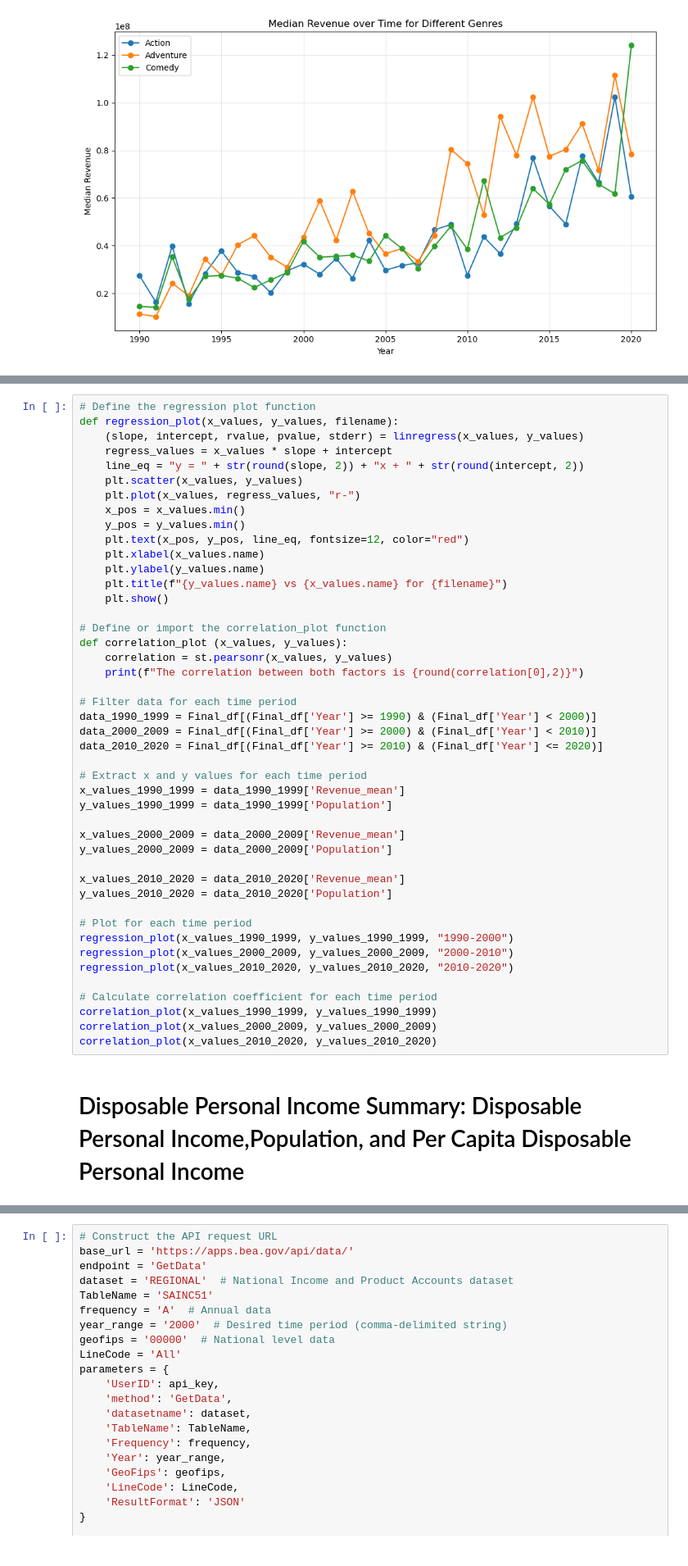
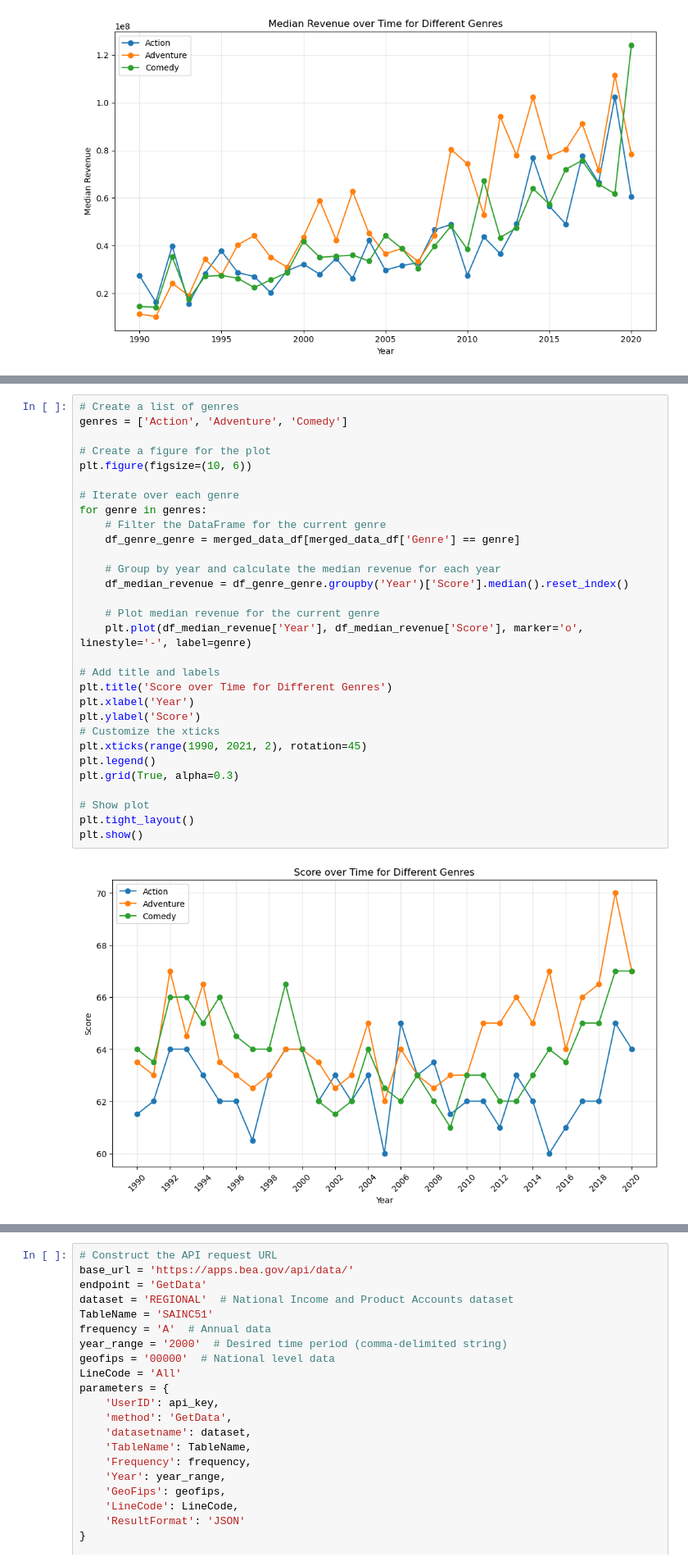
Before and after one commit to hatkiet/Project-1-Red-Team, a Jupyter notebook: Visual_1_figures.ipynb, the cells around one changed output, grey strips where cells are left out. Shown at 82% size. Cells and saved outputs as stored; diff of their text form.

```diff
--- a/Visual_1_figures.ipynb
+++ b/Visual_1_figures.ipynb
@@ -756,47 +405,32 @@ correlation_plot(x_values_2010_2020, y_values_2010_2020)
-# %%
-# Define the regression plot function
-def regression_plot(x_values, y_values, filename):
-    (slope, intercept, rvalue, pvalue, stderr) = linregress(x_values, y_values)
-    regress_values = x_values * slope + intercept
-    line_eq = "y = " + str(round(slope, 2)) + "x + " + str(round(intercept, 2))
-    plt.scatter(x_values, y_values)
-    plt.plot(x_values, regress_values, "r-")
-    x_pos = x_values.min()
-    y_pos = y_values.min()
-    plt.text(x_pos, y_pos, line_eq, fontsize=12, color="red")
-    plt.xlabel(x_values.name)
-    plt.ylabel(y_values.name)
-    plt.title(f"{y_values.name} vs {x_values.name} for {filename}")
-    plt.show()
-
-# Define or import the correlation_plot function
-def correlation_plot (x_values, y_values):
-    correlation = st.pearsonr(x_values, y_values)
-    print(f"The correlation between both factors is {round(correlation[0],2)}")
-
-# Filter data for each time period
-data_1990_1999 = Final_df[(Final_df['Year'] >= 1990) & (Final_df['Year'] < 2000)]
-data_2000_2009 = Final_df[(Final_df['Year'] >= 2000) & (Final_df['Year'] < 2010)]
-data_2010_2020 = Final_df[(Final_df['Year'] >= 2010) & (Final_df['Year'] <= 2020)]
-
-# Extract x and y values for each time period
-x_values_1990_1999 = data_1990_1999['Revenue_mean']
-y_values_1990_1999 = data_1990_1999['Population']
-
-x_values_2000_2009 = data_2000_2009['Revenue_mean']
-y_values_2000_2009 = data_2000_2009['Population']
-
-x_values_2010_2020 = data_2010_2020['Revenue_mean']
-y_values_2010_2020 = data_2010_2020['Population']
-
-# Plot for each time period
-regression_plot(x_values_1990_1999, y_values_1990_1999, "1990-2000")
-regression_plot(x_values_2000_2009, y_values_2000_2009, "2000-2010")
-regression_plot(x_values_2010_2020, y_values_2010_2020, "2010-2020")
-
-# Calculate correlation coefficient for each time period
-correlation_plot(x_values_1990_1999, y_values_1990_1999)
-correlation_plot(x_values_2000_2009, y_values_2000_2009)
-correlation_plot(x_values_2010_2020, y_values_2010_2020)
-# %% [markdown]
-# Disposable Personal Income Summary: Disposable Personal Income,Population, and Per Capita Disposable Personal Income
+# %%
+# Create a list of genres
+genres = ['Action', 'Adventure', 'Comedy']
+
+# Create a figure for the plot
+plt.figure(figsize=(10, 6))
+
+# Iterate over each genre
+for genre in genres:
+    # Filter the DataFrame for the current genre
+    df_genre_genre = merged_data_df[merged_data_df['Genre'] == genre]
+
+    # Group by year and calculate the median revenue for each year
+    df_median_revenue = df_genre_genre.groupby('Year')['Score'].median().reset_index()
+
+    # Plot median revenue for the current genre
+    plt.plot(df_median_revenue['Year'], df_median_revenue['Score'], marker='o', linestyle='-', label=genre)
+
+# Add title and labels
+plt.title('Score over Time for Different Genres')
+plt.xlabel('Year')
+plt.ylabel('Score')
+# Customize the xticks
+plt.xticks(range(1990, 2021, 2), rotation=45)
+plt.legend()
+plt.grid(True, alpha=0.3)
+
+# Show plot
+plt.tight_layout()
+plt.show()
+# %% [output]
+[figure, added]
```
Also changed, not shown: parts of 37 cells of this notebook.
